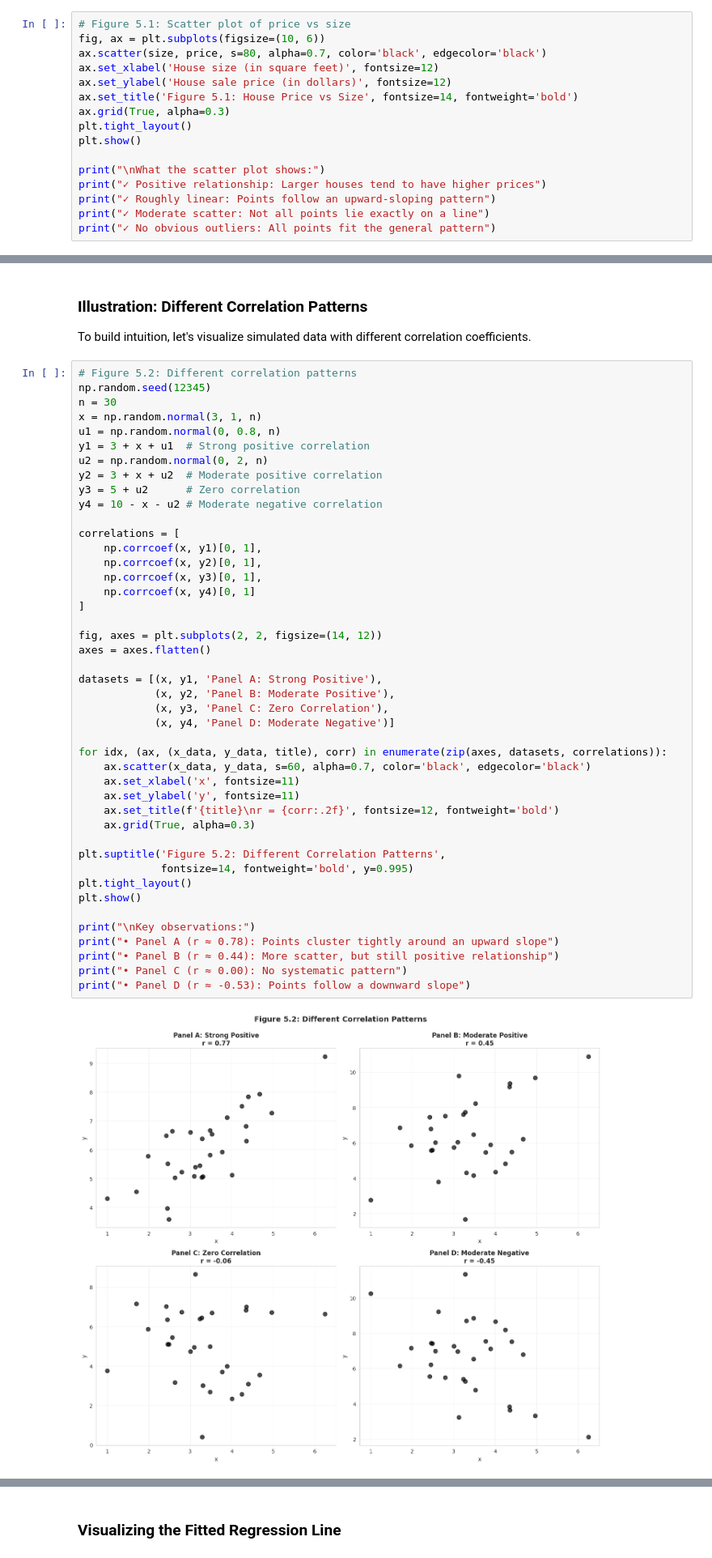
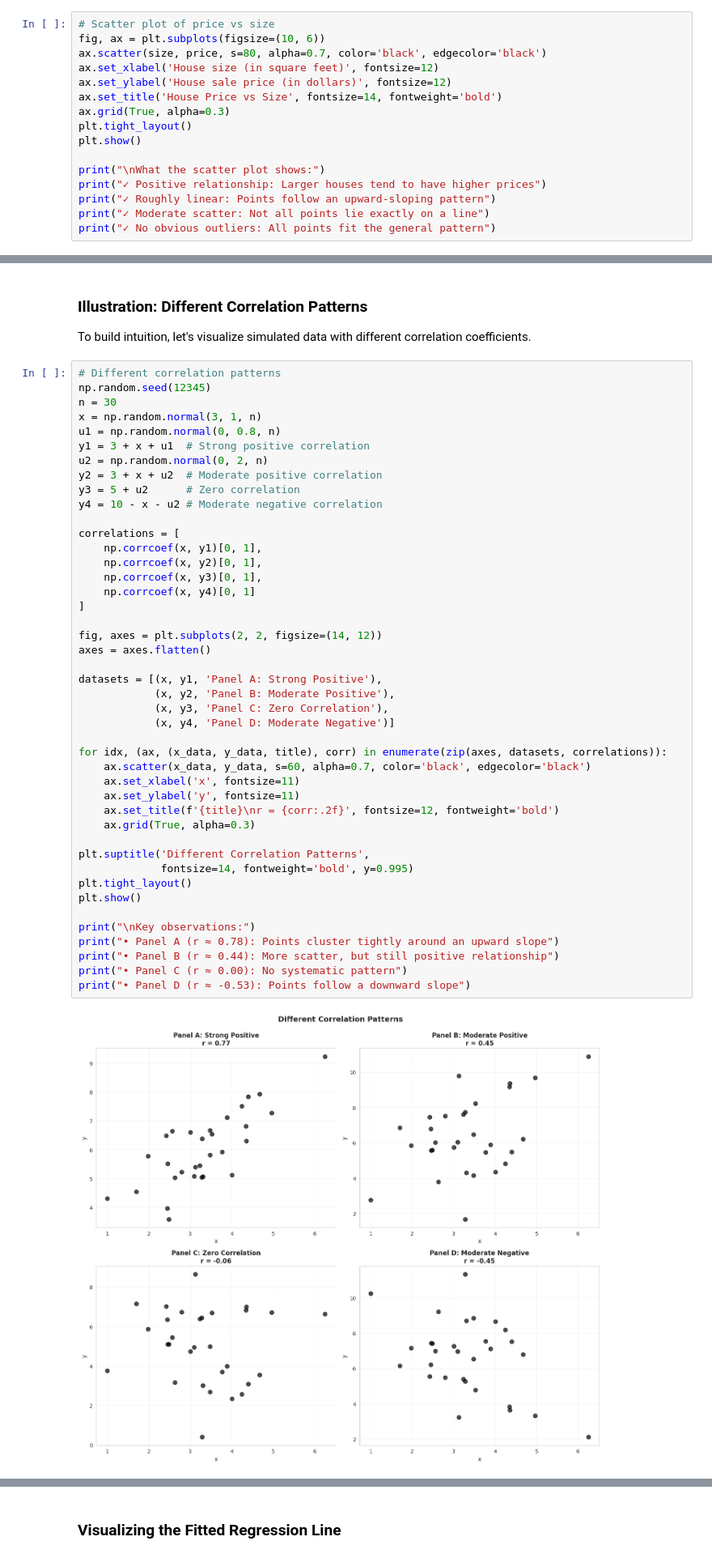
Before and after one commit to quarcs-lab/metricsai, a Jupyter notebook: notebooks_colab/ch05_Bivariate_Data_Summary.ipynb, the cells around one changed output, grey strips where cells are left out. Shown at 81% size. Saved outputs shown, nothing was run; the diff lists cells and outputs as text.

```diff
--- a/notebooks_colab/ch05_Bivariate_Data_Summary.ipynb
+++ b/notebooks_colab/ch05_Bivariate_Data_Summary.ipynb
@@ -291,12 +289,12 @@ A **scatter plot** is the primary visual tool for examining the relationship bet
 - **Form:** Is the relationship linear or curved?
 - **Outliers:** Are there unusual observations far from the pattern?
 # %%
-# Figure 5.1: Scatter plot of price vs size
+# Scatter plot of price vs size
 fig, ax = plt.subplots(figsize=(10, 6))
 ax.scatter(size, price, s=80, alpha=0.7, color='black', edgecolor='black')
 ax.set_xlabel('House size (in square feet)', fontsize=12)
 ax.set_ylabel('House sale price (in dollars)', fontsize=12)
-ax.set_title('Figure 5.1: House Price vs Size', fontsize=14, fontweight='bold')
+ax.set_title('House Price vs Size', fontsize=14, fontweight='bold')
 ax.grid(True, alpha=0.3)
 plt.tight_layout()
 plt.show()
@@ -468,7 +466,7 @@ price  1.000000  0.785782
 
 To build intuition, let's visualize simulated data with different correlation coefficients.
 # %%
-# Figure 5.2: Different correlation patterns
+# Different correlation patterns
 np.random.seed(12345)
 n = 30
 x = np.random.normal(3, 1, n)
@@ -484,35 +482,35 @@ correlations = [
     np.corrcoef(x, y2)[0, 1],
     np.corrcoef(x, y3)[0, 1],
     np.corrcoef(x, y4)[0, 1]
 ]
 
 fig, axes = plt.subplots(2, 2, figsize=(14, 12))
 axes = axes.flatten()
 
 datasets = [(x, y1, 'Panel A: Strong Positive'),
             (x, y2, 'Panel B: Moderate Positive'),
             (x, y3, 'Panel C: Zero Correlation'),
             (x, y4, 'Panel D: Moderate Negative')]
 
 for idx, (ax, (x_data, y_data, title), corr) in enumerate(zip(axes, datasets, correlations)):
     ax.scatter(x_data, y_data, s=60, alpha=0.7, color='black', edgecolor='black')
     ax.set_xlabel('x', fontsize=11)
     ax.set_ylabel('y', fontsize=11)
     ax.set_title(f'{title}\nr = {corr:.2f}', fontsize=12, fontweight='bold')
     ax.grid(True, alpha=0.3)
 
-plt.suptitle('Figure 5.2: Different Correlation Patterns',
+plt.suptitle('Different Correlation Patterns',
              fontsize=14, fontweight='bold', y=0.995)
 plt.tight_layout()
 plt.show()
 
 print("\nKey observations:")
 print("• Panel A (r ≈ 0.78): Points cluster tightly around an upward slope")
 print("• Panel B (r ≈ 0.44): More scatter, but still positive relationship")
 print("• Panel C (r ≈ 0.00): No systematic pattern")
 print("• Panel D (r ≈ -0.53): Points follow a downward slope")
 # %% [output]
-[figure, old version]
+[figure, new version]
 Key observations:
 • Panel A (r ≈ 0.78): Points cluster tightly around an upward slope
 • Panel B (r ≈ 0.44): More scatter, but still positive relationship
```
Also changed, not shown: parts of 29 cells of this notebook, 3 other files.
